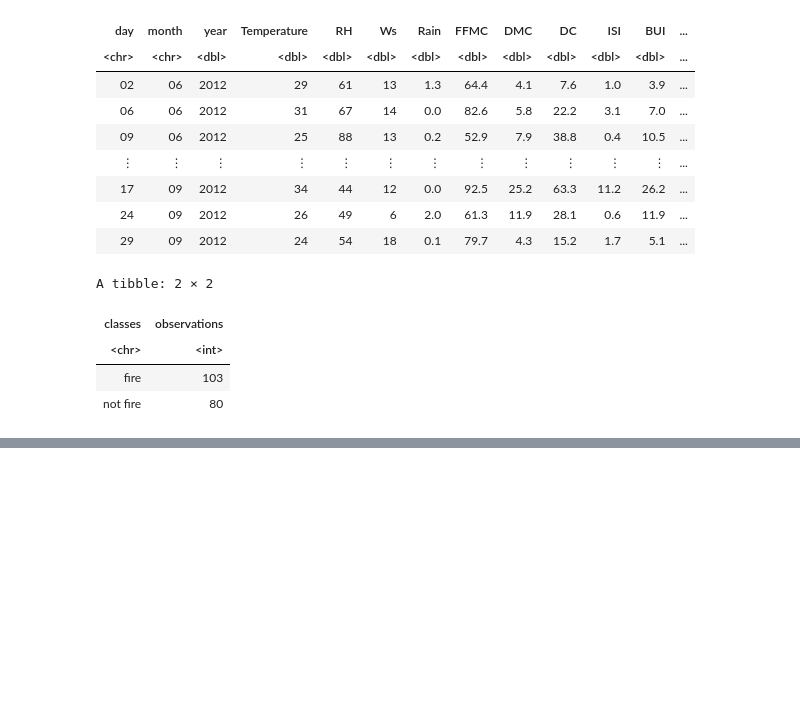
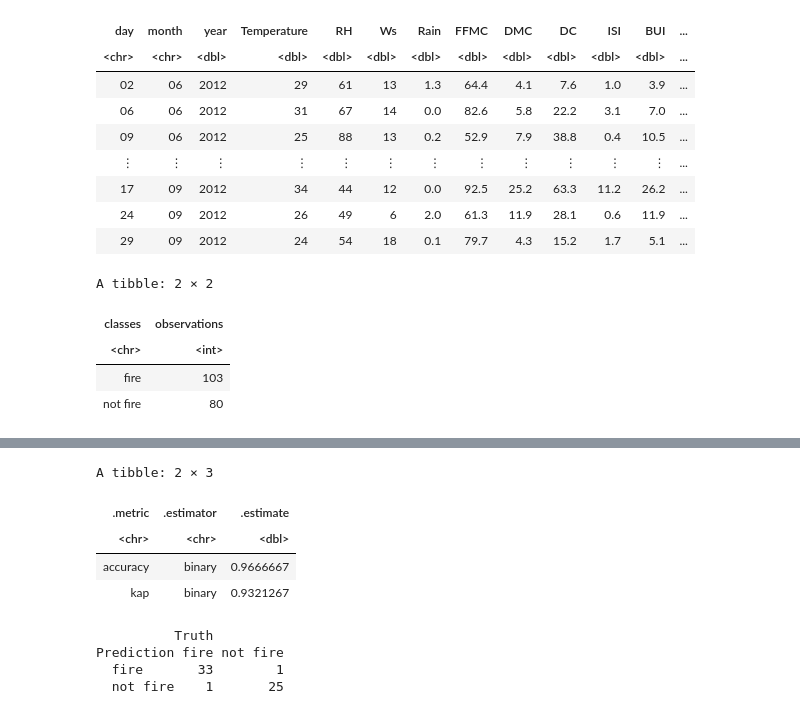
Before and after one commit to AKNeyugn/dsci100-002-group9-project, a Jupyter notebook: Final Project.ipynb, the cells around one changed output, grey strips where cells are left out. Cells and saved outputs as stored; diff of their text form; code cells hidden in the pictures; blank space fills up the shorter version.

```diff
--- a/Final Project.ipynb
+++ b/Final Project.ipynb
@@ -202,0 +255,17 @@ ffmc_dc_plot
+# %%
+###
+#   Train K-NN model with K = 5
+###
+
+# Re-define K-NN model specification with  K = 5
+tuned_k = 5
+knn_spec <- nearest_neighbor(weight_func = "rectangular", neighbors = tuned_k) %>%
+    set_engine("kknn") %>%
+    set_mode("classification")
+
+# Train model with training set
+fire_knn_fit <- workflow() %>%
+    add_recipe(fire_recipe) %>%
+    add_model(knn_spec) %>%
+    fit(fire_train)
+fire_knn_fit
@@ -202,0 +292,32 @@ ffmc_dc_plot
+# %%
+###
+#   Evaluate accuracy of model
+###
+
+# Standardize testing set with standardization steps from training set
+# scaled_fire_test <- bake(fire_recipe, fire_test)
+
+# Predict labels in testing set
+fire_test_predictions <- predict(fire_knn_fit, fire_test) %>%
+    bind_cols(fire_test)
+
+# Report accuracy and confusion matrix of predictions
+fire_metrics <- fire_test_predictions %>%
+    metrics(truth = Classes, estimate = .pred_class)
+fire_conf_mat <- fire_test_predictions %>%
+    conf_mat(truth = Classes, estimate = .pred_class)
+# %%
+fire_metrics
+# %% [output]
+A tibble: 2 × 3
+| .metric | .estimator | .estimate |
+| <chr> | <chr> | <dbl> |
+| accuracy | binary | 0.9666667 |
+| kap | binary | 0.9321267 |
+# %%
+fire_conf_mat
+# %% [output]
+          Truth
+Prediction fire not fire
+  fire       33        1
+  not fire    1       25
```
Also changed, not shown: parts of 9 cells of this notebook.
